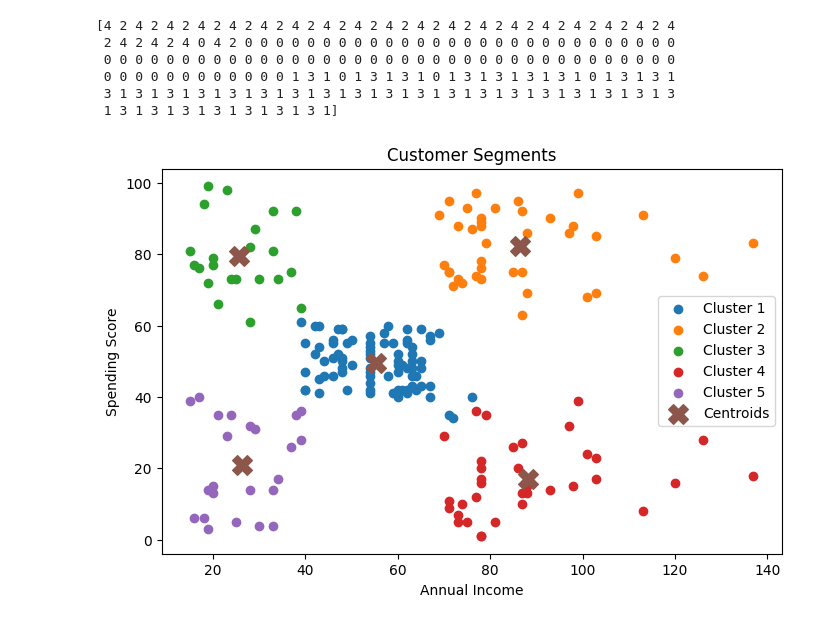
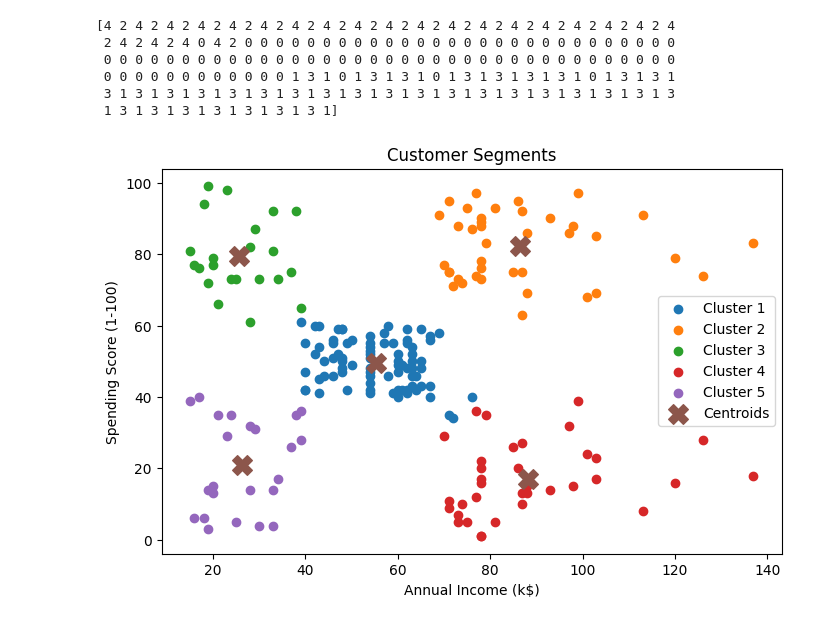
Before and after one commit to AmruthaBachina/Mall-Customer-Segmentation, a Jupyter notebook: mall_customer_segmentation.ipynb, the cells around one changed output. Saved outputs shown, nothing was run; the diff lists cells and outputs as text; code cells hidden in the pictures.

```diff
--- a/mall_customer_segmentation.ipynb
+++ b/mall_customer_segmentation.ipynb
@@ -118,23 +118,23 @@ print(y_kmeans)
 # %%
 plt.figure(figsize=(8,5))
 
 plt.scatter(X.iloc[y_kmeans == 0, 0], X.iloc[y_kmeans == 0, 1], label='Cluster 1')
 plt.scatter(X.iloc[y_kmeans == 1, 0], X.iloc[y_kmeans == 1, 1], label='Cluster 2')
 plt.scatter(X.iloc[y_kmeans == 2, 0], X.iloc[y_kmeans == 2, 1], label='Cluster 3')
 plt.scatter(X.iloc[y_kmeans == 3, 0], X.iloc[y_kmeans == 3, 1], label='Cluster 4')
 plt.scatter(X.iloc[y_kmeans == 4, 0], X.iloc[y_kmeans == 4, 1], label='Cluster 5')
 
 plt.scatter(kmeans.cluster_centers_[:,0],
             kmeans.cluster_centers_[:,1],
             s=200,
             marker='X',
             label='Centroids')
 
 plt.title('Customer Segments')
-plt.xlabel('Annual Income')
-plt.ylabel('Spending Score')
+plt.xlabel('Annual Income (k$)')
+plt.ylabel('Spending Score (1-100)')
 plt.legend()
 
 plt.show()
 # %% [output]
-[figure, old version]
+[figure, new version]
```
